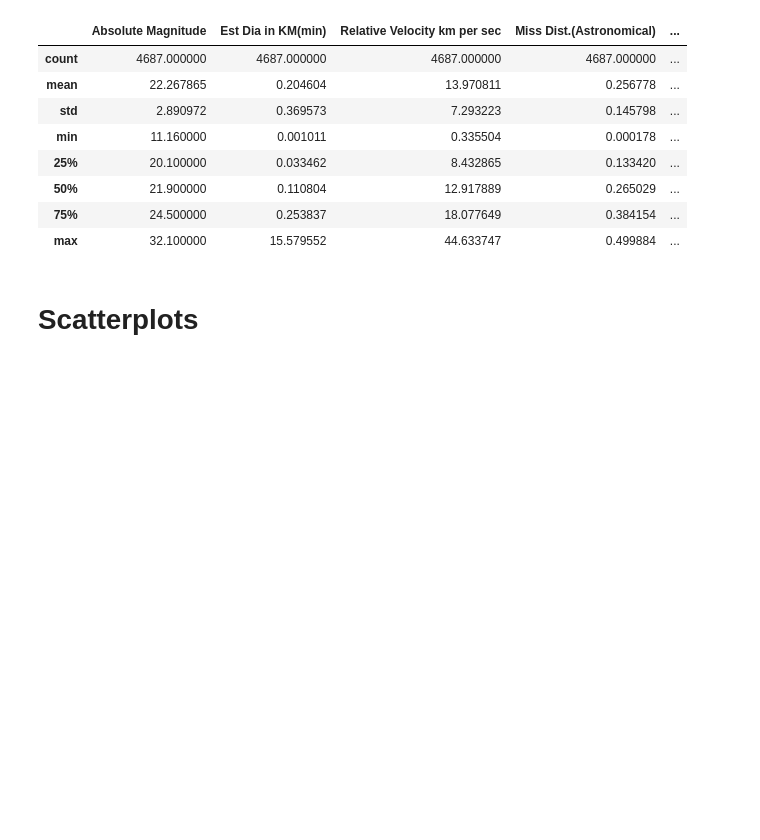
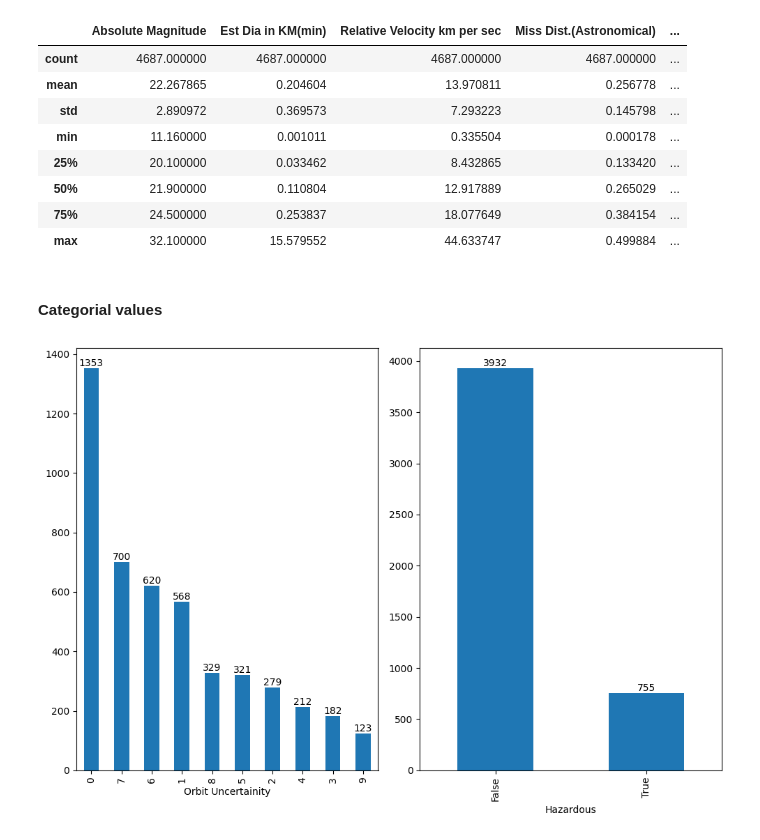
Before and after one commit to Juskocode/SupervisedLearning-AsteroidsClassifier, a Jupyter notebook: SupervisedLearning_AsteroidsClassifier.ipynb, the cells around one changed output. Drawn from its saved outputs; the diff is of its cells as text; code cells hidden in the pictures; blank space fills up the shorter version.

```diff
--- a/SupervisedLearning_AsteroidsClassifier.ipynb
+++ b/SupervisedLearning_AsteroidsClassifier.ipynb
@@ -293,5 +296,20 @@ nasa_df.describe()
 | 50% | 21.900000 | 0.110804 | 12.917889 | 0.265029 | ... |
 | 75% | 24.500000 | 0.253837 | 18.077649 | 0.384154 | ... |
 | max | 32.100000 | 15.579552 | 44.633747 | 0.499884 | ... |
-# %% [markdown]
-# Scatterplots
+# %% [markdown]
+#### Categorial values
+# %%
+categories = ["Orbit Uncertainity", "Hazardous"]
+fig, axes = plt.subplots(nrows=1, ncols=2, figsize=(10, 7))
+for i, j in enumerate(categories):
+    counts = nasa_df[j].value_counts()
+    counts.plot(kind="bar", ax=axes[i])
+    if len(counts) <= 10:
+        for container in axes[i].containers:
+            axes[i].bar_label(container)
+    else:
+        axes[i].set_xticklabels(())
+plt.tight_layout()
+plt.show()
+# %% [output]
+[figure, added]
```
Also changed, not shown: parts of 4 cells of this notebook.
